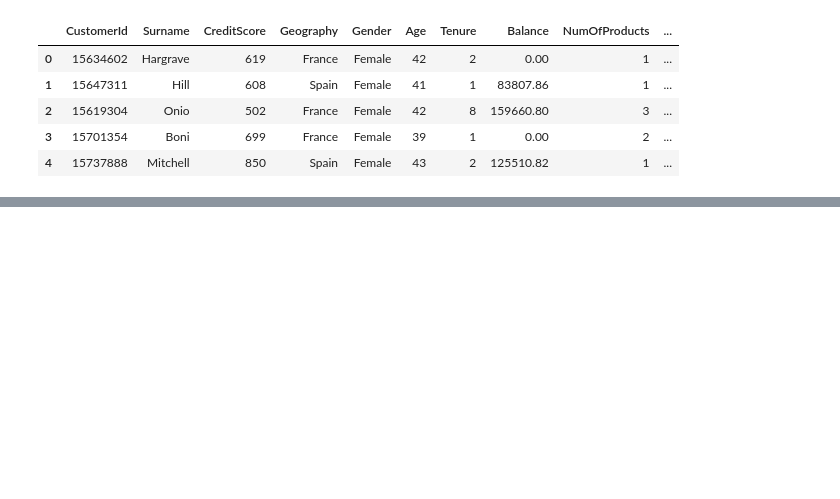
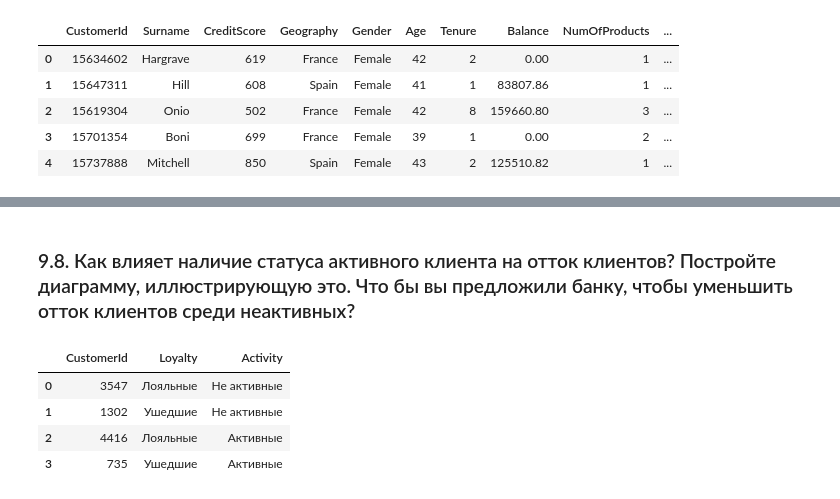
Before and after one commit to alexey300479/sf_datascience_2022, a Jupyter notebook: Python_13_data_visualization/9_consolidation_of_knowedge.ipynb, the cells around one changed output, grey strips where cells are left out. Drawn from its saved outputs; the diff is of its cells as text; code cells hidden in the pictures; blank space fills up the shorter version.

```diff
--- a/Python_13_data_visualization/9_consolidation_of_knowedge.ipynb
+++ b/Python_13_data_visualization/9_consolidation_of_knowedge.ipynb
@@ -221,0 +257,35 @@ px.bar(data, color=data.index, title='Сравнение количеств уш
+# %% [markdown]
+### 9.8. Как влияет наличие статуса активного клиента на отток клиентов? Постройте диаграмму, иллюстрирующую это. Что бы вы предложили банку, чтобы уменьшить отток клиентов среди неактивных?
+# %%
+data = churn_df.groupby(['IsActiveMember', 'Exited'], as_index=False)[
+    'CustomerId'].count()
+data['Loyalty'] = data['Exited'].apply(
+    lambda x: 'Ушедшие' if x == 1 else 'Лояльные')
+data.drop('Exited', axis=1, inplace=True)
+data['Activity'] = data['IsActiveMember'].apply(
+    lambda x: 'Активные' if x == 1 else 'Не активные'
+)
+data.drop('IsActiveMember', axis=1, inplace=True)
+display(data)
+data.columns = ['Count', 'Loyalty', 'Activity']
+px.bar(
+    data_frame=data,
+    x='Loyalty',
+    y='Count',
+    log_y=True,
+    color='Activity',
+    barmode='group',
+    labels={
+        'Count': 'Число клиентов',
+        'Loyalty': 'Лояльность',
+        'Activity': 'Активность'
+    },
+    title='Зависимость оттока клиентов от их активности',
+    width=750
+)
+# %% [output]
+|  | CustomerId | Loyalty | Activity |
+| 0 | 3547 | Лояльные | Не активные |
+| 1 | 1302 | Ушедшие | Не активные |
+| 2 | 4416 | Лояльные | Активные |
+| 3 | 735 | Ушедшие | Активные |
```
Also changed, not shown: parts of 20 cells of this notebook.
